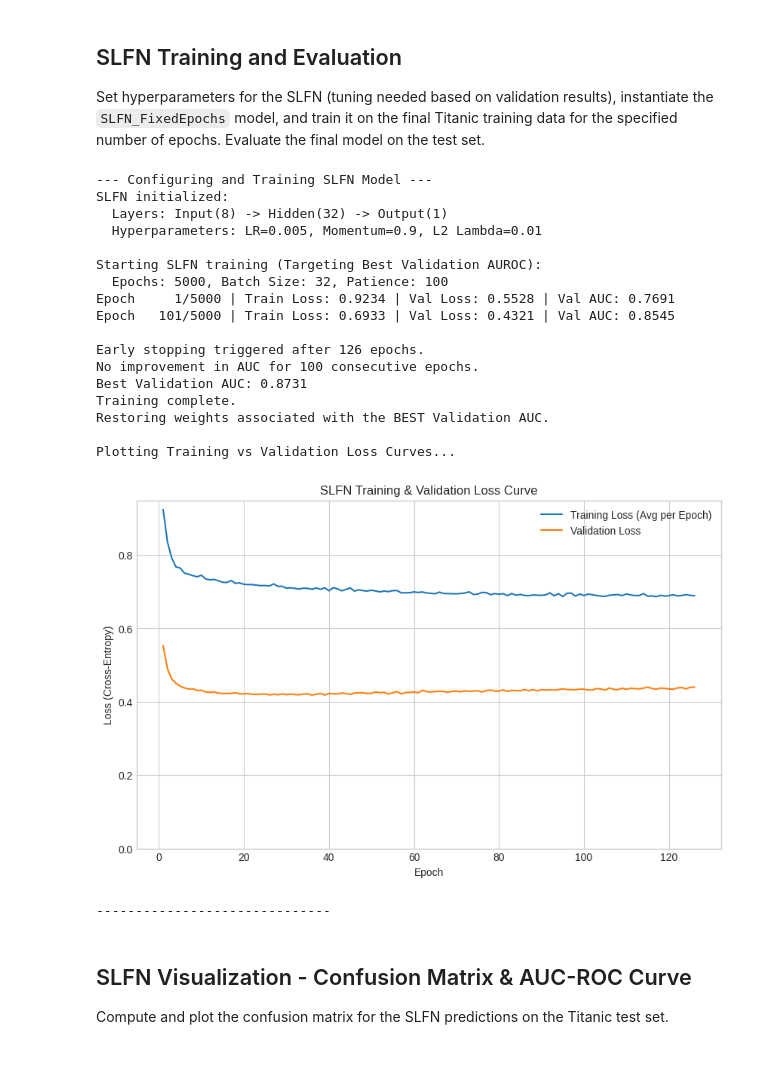
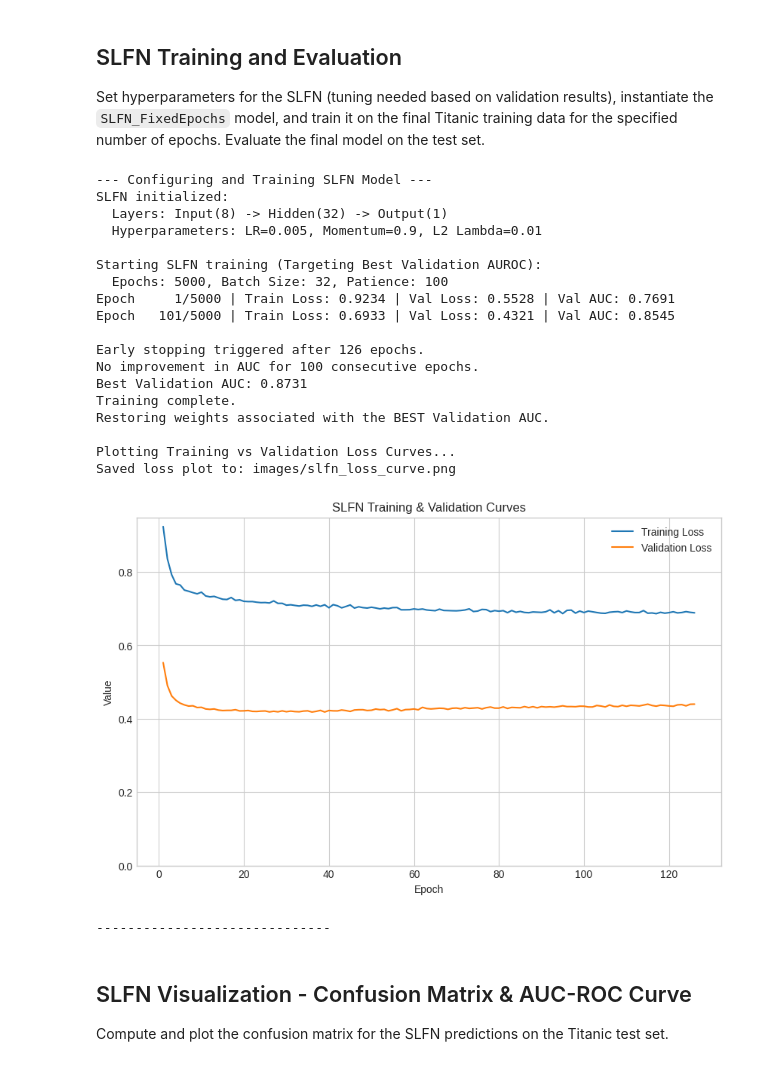
Before and after one commit to AlieShayan/Neural-Networks-SOM-Clustering-and-SLFN-Classification, a Jupyter notebook: task3_slfn_titanic/slfn_titanic.ipynb, the cells around one changed output. Drawn from its saved outputs; the diff is of its cells as text; code cells hidden in the pictures.

Commit message:
update notebooks to save plots

```diff
--- a/task3_slfn_titanic/slfn_titanic.ipynb
+++ b/task3_slfn_titanic/slfn_titanic.ipynb
@@ -433,48 +433,57 @@ if titanic_data_available:
                                   momentum=momentum, l2_lambda=l2_lambda)
     # Train the model
     SLFN.train(X_titanic_train_final, y_titanic_train_final,
-                        X_titanic_val, y_titanic_val,
-                        epochs=epochs, batch_size=batch_size, patience=patience,
-                        verbose=True, print_every=100)
+                            X_titanic_val, y_titanic_val,
+                            epochs=epochs, batch_size=batch_size, patience=patience,
+                            verbose=True, print_every=100)
 
     # Plot the loss curve over training epochs
     print("\nPlotting Training vs Validation Loss Curves...")
     plt.figure(figsize=(10, 6))
-    # Ensure list lengths match for plotting (early stopping might truncate train losses)
+
     epochs_trained = len(SLFN.train_losses)
-    plt.plot(range(1, epochs_trained + 1), SLFN.train_losses, label='Training Loss (Avg per Epoch)')
-    # Plot validation loss up to the point training stopped
+    plt.plot(range(1, epochs_trained + 1), SLFN.train_losses, label='Training Loss')
     plt.plot(range(1, epochs_trained + 1), SLFN.val_losses[:epochs_trained], label='Validation Loss')
-    plt.title('SLFN Training & Validation Loss Curve')
+    # Or if using AUC-based stopping:
+    # plt.plot(range(1, epochs_trained + 1), SLFN.val_aucs[:epochs_trained], label='Validation AUC', linestyle='--')
+
+    plt.title('SLFN Training & Validation Curves')
     plt.xlabel('Epoch')
-    plt.ylabel('Loss (Cross-Entropy)') # Note: Train loss includes L2 effect if monitored during compute_loss
+    plt.ylabel('Value')
     plt.legend()
     plt.grid(True)
-    plt.ylim(bottom=0) # Ensure y-axis starts at 0 for loss plots
+    plt.ylim(bottom=0)
+
+    # --- NEW: Save Loss Plot ---
+    save_path = os.path.join('images', 'slfn_loss_curve.png')
+    plt.savefig(save_path)
+    print(f"Saved loss plot to: {save_path}")
+
     plt.show()
     print("-" * 30)
 
 else:
     print("Skipping SLFN training as Titanic data is not available.")
 # %% [output]
 --- Configuring and Training SLFN Model ---
 SLFN initialized:
   Layers: Input(8) -> Hidden(32) -> Output(1)
   Hyperparameters: LR=0.005, Momentum=0.9, L2 Lambda=0.01
 
 Starting SLFN training (Targeting Best Validation AUROC):
   Epochs: 5000, Batch Size: 32, Patience: 100
 Epoch     1/5000 | Train Loss: 0.9234 | Val Loss: 0.5528 | Val AUC: 0.7691
 Epoch   101/5000 | Train Loss: 0.6933 | Val Loss: 0.4321 | Val AUC: 0.8545
 
 Early stopping triggered after 126 epochs.
 No improvement in AUC for 100 consecutive epochs.
 Best Validation AUC: 0.8731
 Training complete.
 Restoring weights associated with the BEST Validation AUC.
 
 Plotting Training vs Validation Loss Curves...
+Saved loss plot to: images/slfn_loss_curve.png
-[figure, old version]
+[figure, new version]
 ------------------------------
 # %% [markdown]
 ## SLFN Visualization - Confusion Matrix & AUC-ROC Curve
```
Also changed, not shown: parts of 1 cell of this notebook, 17 other files.
